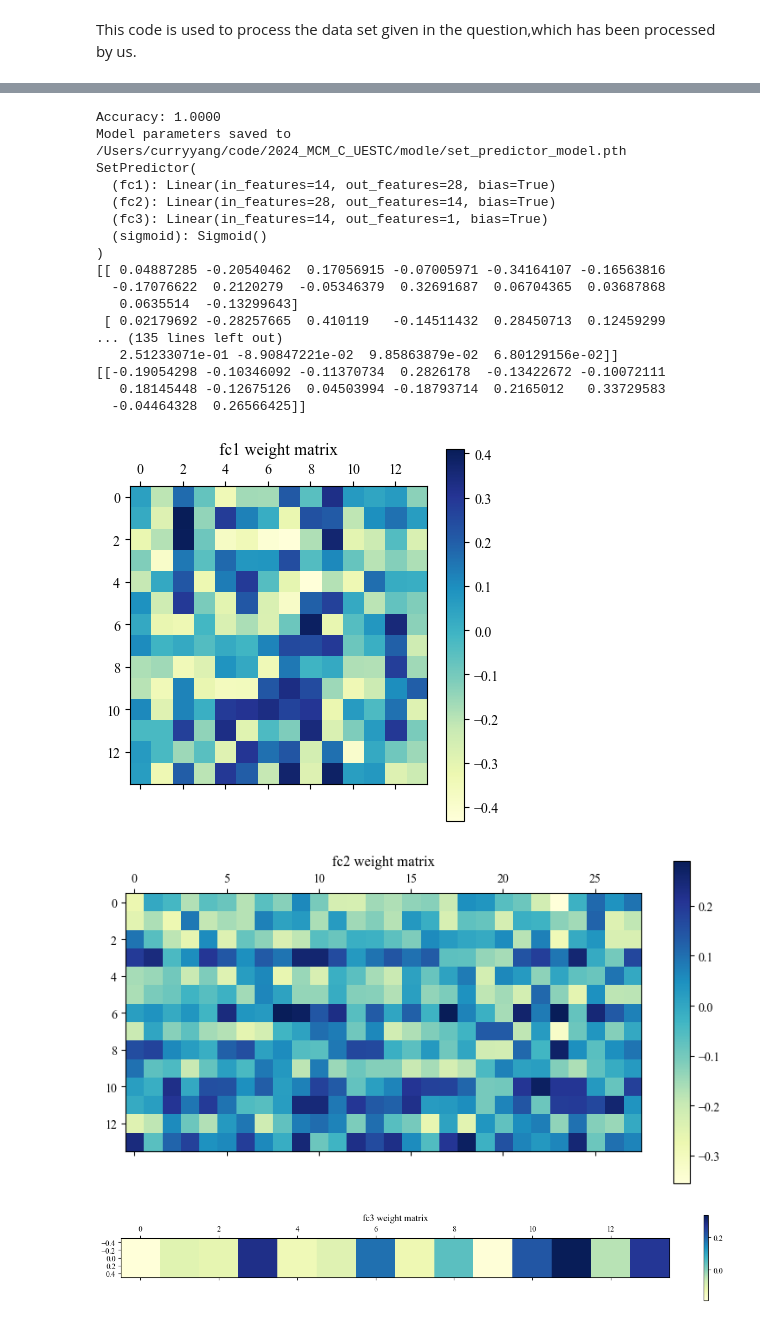
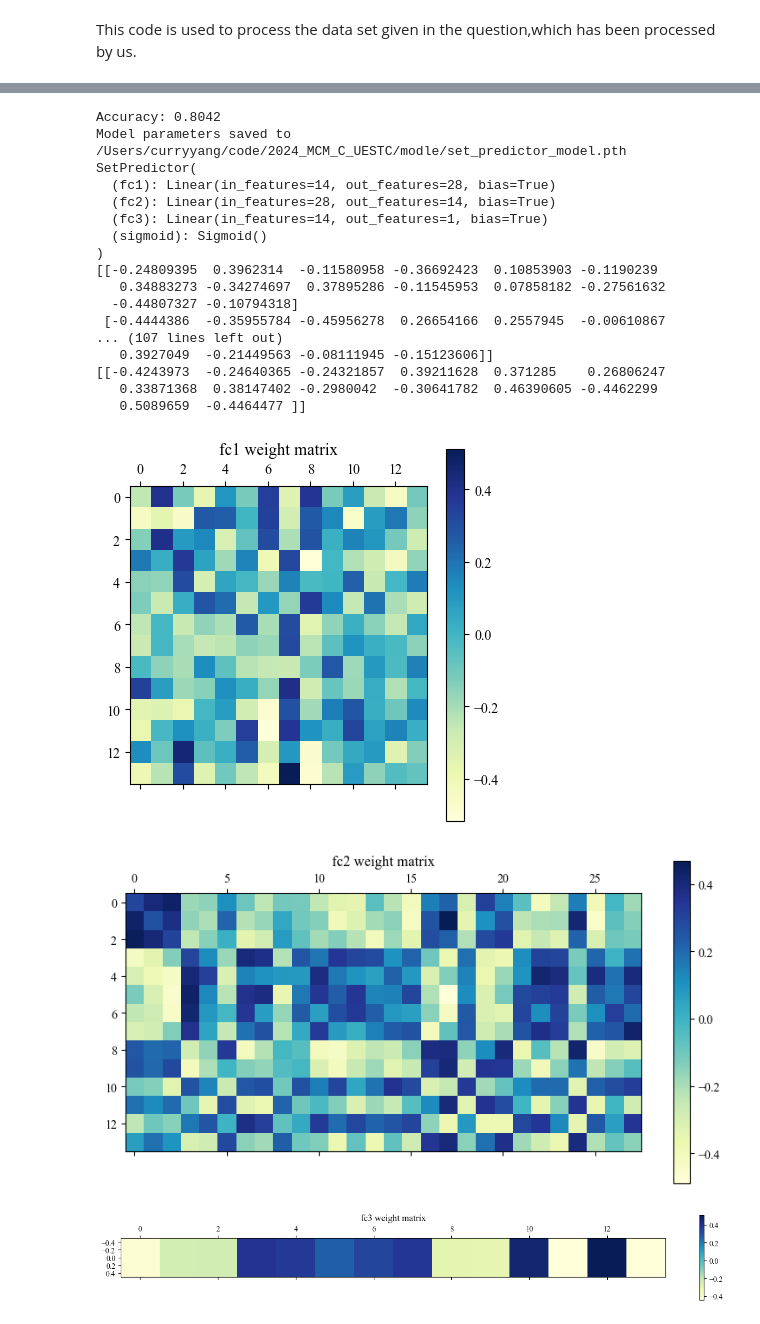
Before and after one commit to curryfromuestc/2024_MCM_C, a Jupyter notebook: code/for_male_tennis.ipynb, the cells around one changed output, grey strips where cells are left out. Drawn from its saved outputs; the diff is of its cells as text; code cells hidden in the pictures.

```diff
--- a/code/for_male_tennis.ipynb
+++ b/code/for_male_tennis.ipynb
@@ -21,7 +21,7 @@ features_scaled = scaler.fit_transform(features)
 # 构造每个set的胜者标签（简化逻辑）
 # 假设set的胜者是在该set中得分更多的玩家
 # 注意：这里的逻辑可能需要根据实际数据和规则进行调整
-set_winner = (data['p1_sets'] >= data['p2_sets']).astype(int)
+set_winner = (data['point_victor'] == 1).astype(int)
 
 # 划分数据集（这里我们简化，直接使用行号进行划分）
 X_train, X_test = features_scaled[:6952], features_scaled[6952:]
@@ -97,6 +97,7 @@ export_data = np.hstack((features_array, predictions_array.reshape(-1, 1)))
 features_original = scaler.inverse_transform(features_array)
 export_df = pd.DataFrame(features_original, columns=['p1_ace', 'p2_ace', 'p1_break_pt_won', 'p2_break_pt_won', 'p1_double_fault', 'p2_double_fault', 'p1_unf_err', 'p2_unf_err','sever','serve_no','p1_net_pt','p2_net_pt','p1_distance_run','p2_distance_run'])
 export_df['Predicted_Value'] = predictions_array
+export_df['time'] = data['elapsed_time']
 
 # 导出DataFrame为CSV文件
 export_df.to_csv('/Users/curryyang/code/2024_MCM_C_UESTC/exported_datasets/exported.csv', index=False)
@@ -168,20 +169,20 @@ Epoch 250/250, Loss: 0.6548
-Accuracy: 1.0000
+Accuracy: 0.8042
 Model parameters saved to /Users/curryyang/code/2024_MCM_C_UESTC/modle/set_predictor_model.pth
 SetPredictor(
   (fc1): Linear(in_features=14, out_features=28, bias=True)
   (fc2): Linear(in_features=28, out_features=14, bias=True)
   (fc3): Linear(in_features=14, out_features=1, bias=True)
   (sigmoid): Sigmoid()
 )
-[[ 0.04887285 -0.20540462  0.17056915 -0.07005971 -0.34164107 -0.16563816
-  -0.17076622  0.2120279  -0.05346379  0.32691687  0.06704365  0.03687868
-   0.0635514  -0.13299643]
- [ 0.02179692 -0.28257665  0.410119   -0.14511432  0.28450713  0.12459299
-... (135 lines left out)
-   2.51233071e-01 -8.90847221e-02  9.85863879e-02  6.80129156e-02]]
-[[-0.19054298 -0.10346092 -0.11370734  0.2826178  -0.13422672 -0.10072111
-   0.18145448 -0.12675126  0.04503994 -0.18793714  0.2165012   0.33729583
-  -0.04464328  0.26566425]]
+[[-0.24809395  0.3962314  -0.11580958 -0.36692423  0.10853903 -0.1190239
+   0.34883273 -0.34274697  0.37895286 -0.11545953  0.07858182 -0.27561632
+  -0.44807327 -0.10794318]
+ [-0.4444386  -0.35955784 -0.45956278  0.26654166  0.2557945  -0.00610867
+... (107 lines left out)
+   0.3927049  -0.21449563 -0.08111945 -0.15123606]]
+[[-0.4243973  -0.24640365 -0.24321857  0.39211628  0.371285    0.26806247
+   0.33871368  0.38147402 -0.2980042  -0.30641782  0.46390605 -0.4462299
+   0.5089659  -0.4464477 ]]
-[figure, old version]
+[figure, new version]
-[figure, old version]
+[figure, new version]
-[figure, old version]
+[figure, new version]
```
Also changed, not shown: parts of 2 cells of this notebook, 5 other files.
